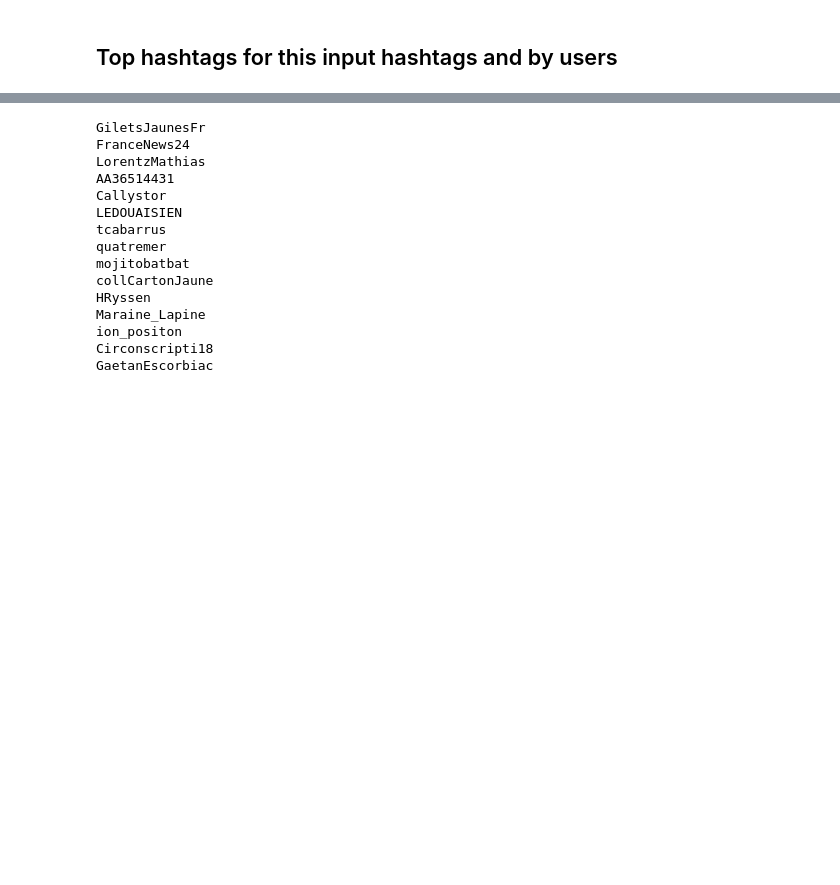
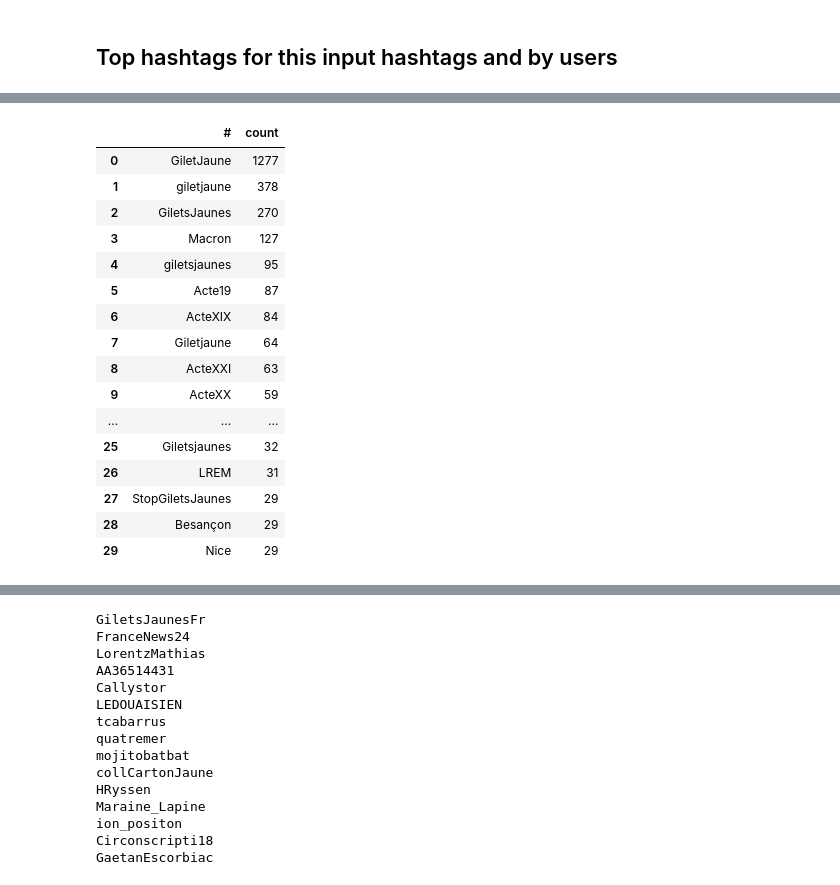
Before and after one commit to kir0ul/ncc2019_more-in-common, a Jupyter notebook: python/populate_tweets_json_from_tweepy.ipynb, the cells around one changed output, grey strips where cells are left out. Cells and saved outputs as stored; diff of their text form; code cells hidden in the pictures; blank space fills up the shorter version.

```diff
--- a/python/populate_tweets_json_from_tweepy.ipynb
+++ b/python/populate_tweets_json_from_tweepy.ipynb
@@ -380,0 +401,24 @@ get_tweet_by_username('GiletsJaunesFr')
+# %%
+##OUTPUT: Stats de base: Hashtags les plus frequents
+df_aggretated.columns
+df_total_hashtag = df_aggretated.groupby('#').size().sort_values(0,ascending = False).reset_index()
+df_total_hashtag.columns = ['#', 'count']
+df_total_hashtag.head(30)
+# %% [output]
+|  | # | count |
+| 0 | GiletJaune | 1277 |
+| 1 | giletjaune | 378 |
+| 2 | GiletsJaunes | 270 |
+| 3 | Macron | 127 |
+| 4 | giletsjaunes | 95 |
+| 5 | Acte19 | 87 |
+| 6 | ActeXIX | 84 |
+| 7 | Giletjaune | 64 |
+| 8 | ActeXXI | 63 |
+| 9 | ActeXX | 59 |
+| ... | ... | ... |
+| 25 | Giletsjaunes | 32 |
+| 26 | LREM | 31 |
+| 27 | StopGiletsJaunes | 29 |
+| 28 | Besançon | 29 |
+| 29 | Nice | 29 |
```
Also changed, not shown: parts of 35 cells of this notebook.
